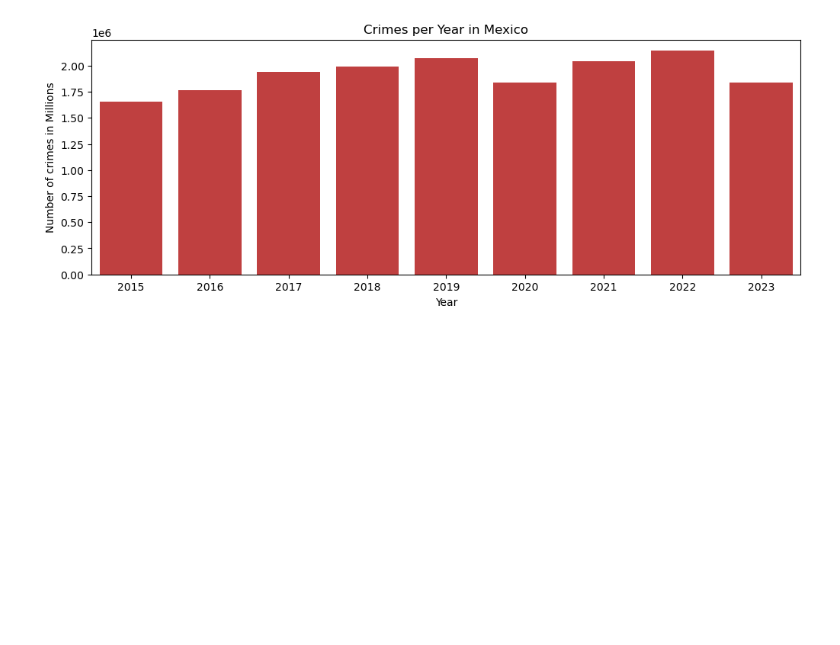
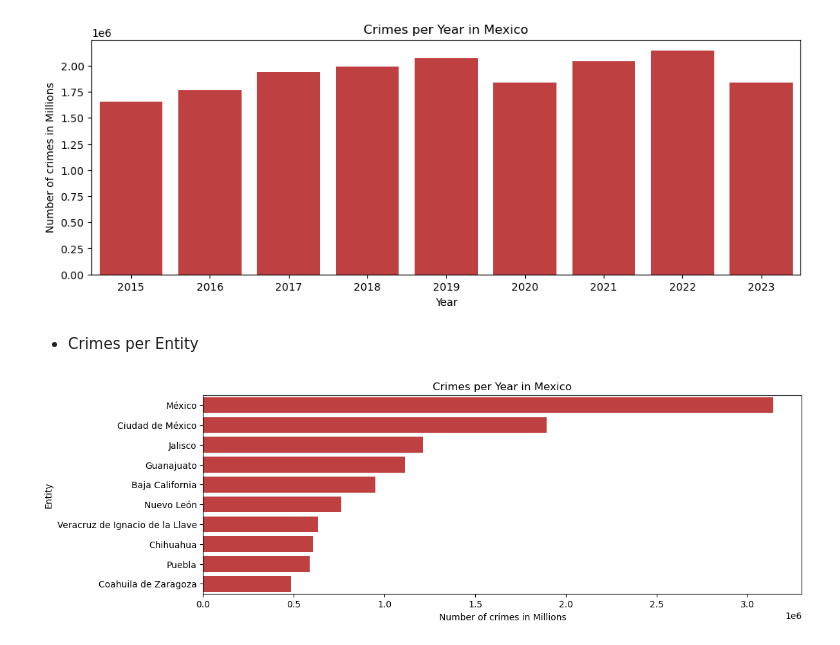
Before and after one commit to AlanSoloR/Portfolio, a Jupyter notebook: DataExplorationAndVisual.ipynb, the cells around one changed output. Cells and saved outputs as stored; diff of their text form; code cells hidden in the pictures; blank space fills up the shorter version.

Commit message:
Visualization of Crimes per Entity

```diff
--- a/DataExplorationAndVisual.ipynb
+++ b/DataExplorationAndVisual.ipynb
@@ -58,3 +60,19 @@ plt.ticklabel_format(style='sci',axis='y')
 plt.show()
 # %% [output]
 [figure]
+# %% [markdown]
+* Crimes per Entity
+# %%
+##Crimes in the top 10 entities
+top_ten_entities[['entity','sum of crimes']] = crimes_in_mexico[['entity','count']].groupby(by='entity').sum().reset_index().sort_values(by='count',ascending=False)[:10]
+
+plt.figure(figsize=(12,4))
+ax = sns.barplot(data=top_ten_entities,y='entity',x='sum of crimes',estimator=sum,errorbar=None,color='red',saturation=0.5)
+plt.title('Crimes per Year in Mexico')
+#plt.ylim(0,crimes_per_year['count'].max())
+plt.ylabel('Entity')
+plt.xlabel('Number of crimes in Millions')
+#plt.ticklabel_format(style='sci',axis='y')
+plt.show()
+# %% [output]
+[figure, added]
```
Also changed, not shown: parts of 1 cell of this notebook.
